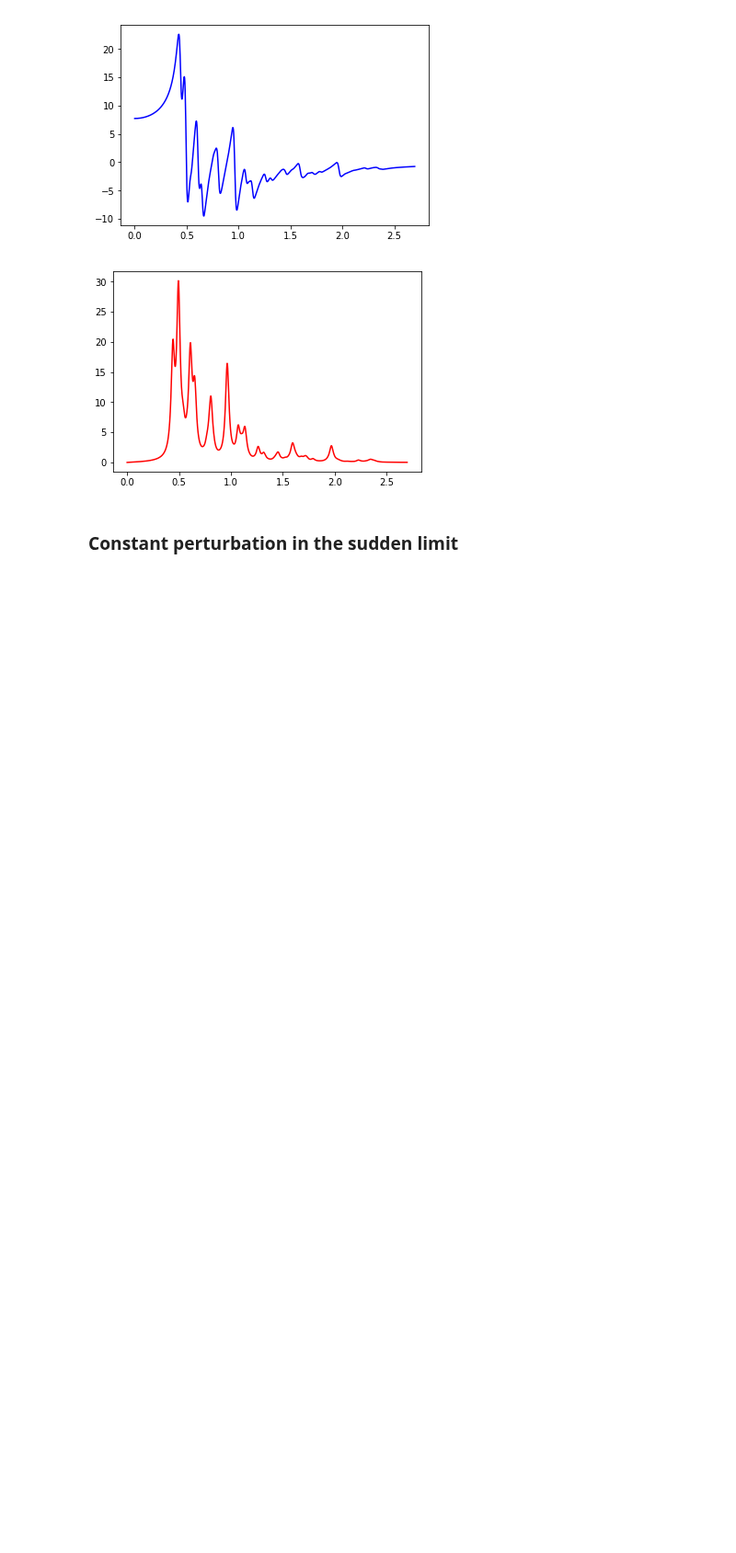
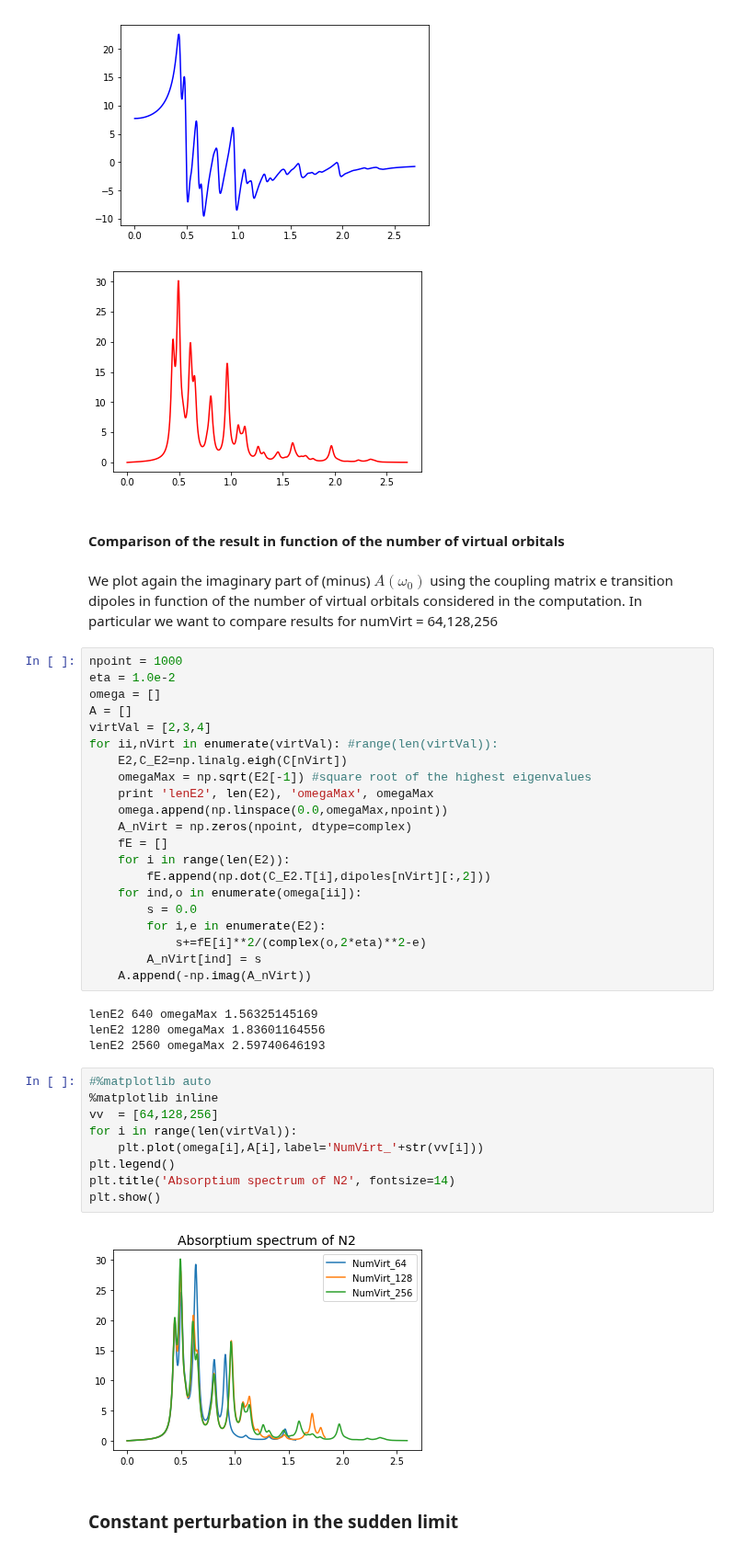
Before and after one commit to luigigenovese/KPM-nb, a Jupyter notebook: POLARIZABILITY/N2/Linear_Response_Dynamical_Polarizability.ipynb, the cells around one changed output. Shown at 92% size. Cells and saved outputs as stored; diff of their text form; blank space fills up the shorter version.

```diff
--- a/POLARIZABILITY/N2/Linear_Response_Dynamical_Polarizability.ipynb
+++ b/POLARIZABILITY/N2/Linear_Response_Dynamical_Polarizability.ipynb
@@ -275,6 +275,46 @@ plt.show()
 # %% [output]
 [figure]
 [figure]
+# %% [markdown]
+#### Comparison of the result in function of the number of virtual orbitals
+# %% [markdown]
+We plot again the imaginary part of (minus) $A(\omega_0)$ using the coupling matrix e transition dipoles in function of the number of virtual orbitals considered in the computation. In particular we want to compare results for numVirt = 64,128,256
+# %%
+npoint = 1000
+eta = 1.0e-2
+omega = []
+A = []
+virtVal = [2,3,4]
+for ii,nVirt in enumerate(virtVal): #range(len(virtVal)):
+    E2,C_E2=np.linalg.eigh(C[nVirt])
+    omegaMax = np.sqrt(E2[-1]) #square root of the highest eigenvalues
+    print 'lenE2', len(E2), 'omegaMax', omegaMax
+    omega.append(np.linspace(0.0,omegaMax,npoint))
+    A_nVirt = np.zeros(npoint, dtype=complex)
+    fE = []
+    for i in range(len(E2)):
+        fE.append(np.dot(C_E2.T[i],dipoles[nVirt][:,2]))
+    for ind,o in enumerate(omega[ii]):
+        s = 0.0
+        for i,e in enumerate(E2):
+            s+=fE[i]**2/(complex(o,2*eta)**2-e)
+        A_nVirt[ind] = s
+    A.append(-np.imag(A_nVirt))
+# %% [output]
+lenE2 640 omegaMax 1.56325145169
+lenE2 1280 omegaMax 1.83601164556
+lenE2 2560 omegaMax 2.59740646193
+# %%
+#%matplotlib auto
+%matplotlib inline
+vv  = [64,128,256]
+for i in range(len(virtVal)):
+    plt.plot(omega[i],A[i],label='NumVirt_'+str(vv[i]))
+plt.legend()
+plt.title('Absorptium spectrum of N2', fontsize=14)
+plt.show()
+# %% [output]
+[figure, added]
 # %% [markdown]
 ### Constant perturbation in the sudden limit
 # %% [markdown]
```
Also changed, not shown: parts of 1 cell of this notebook, 13 other files.
